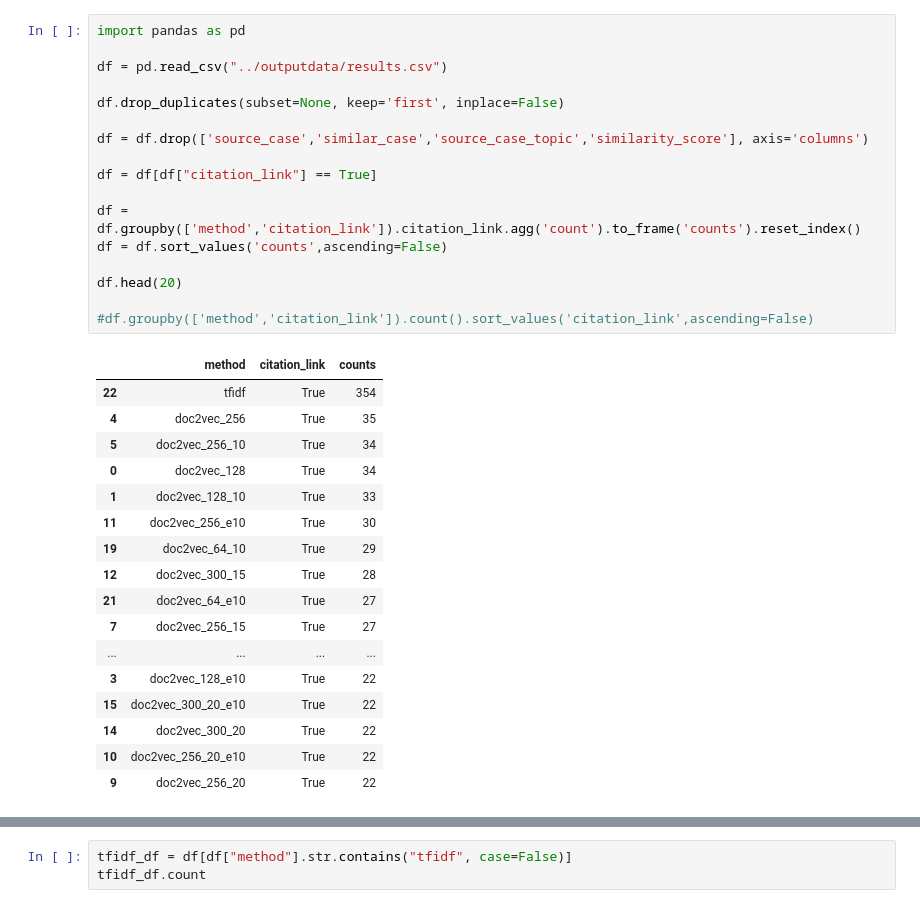
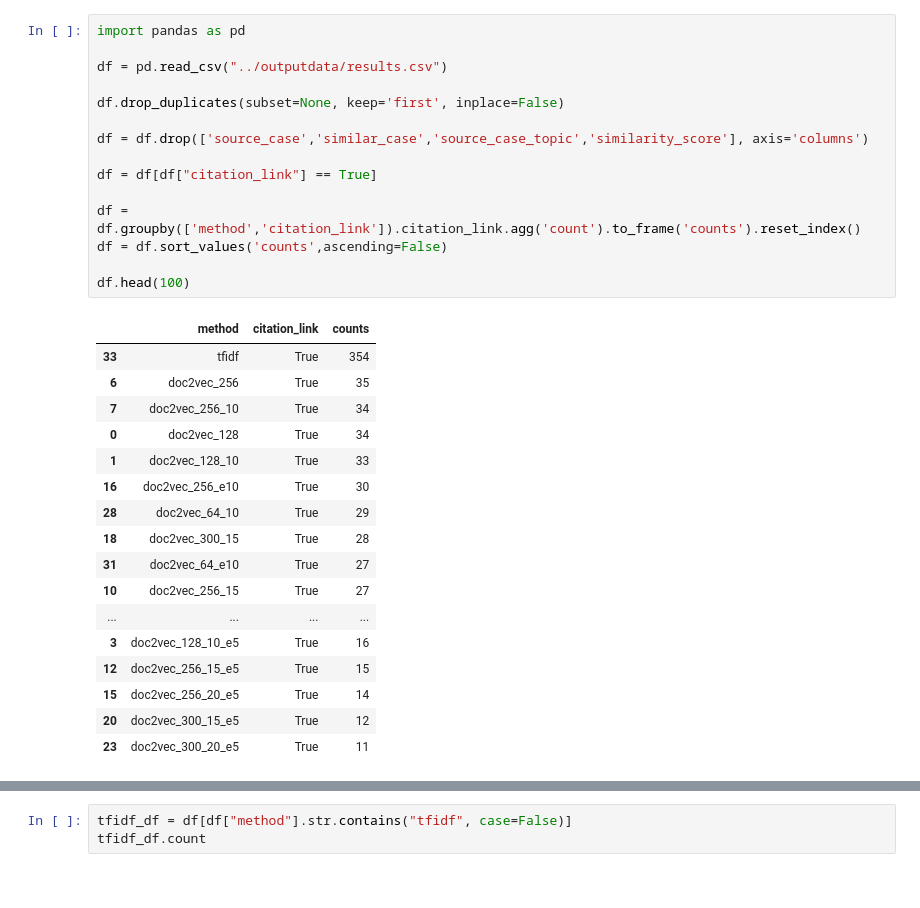
Before and after one commit to Shagunaawasthi/cjeu-court-decision-similarity, a Jupyter notebook: scripts/OverlapAnalysis.ipynb, the cells around one changed output, grey strips where cells are left out. Cells and saved outputs as stored; diff of their text form.

```diff
--- a/scripts/OverlapAnalysis.ipynb
+++ b/scripts/OverlapAnalysis.ipynb
@@ -1,35 +1,33 @@
 # %%
 import pandas as pd
 
 df = pd.read_csv("../outputdata/results.csv")
 
 df.drop_duplicates(subset=None, keep='first', inplace=False)
 
 df = df.drop(['source_case','similar_case','source_case_topic','similarity_score'], axis='columns')
 
 df = df[df["citation_link"] == True]
 
 df = df.groupby(['method','citation_link']).citation_link.agg('count').to_frame('counts').reset_index()
 df = df.sort_values('counts',ascending=False)
 
-df.head(20)
-
-#df.groupby(['method','citation_link']).count().sort_values('citation_link',ascending=False)
+df.head(100)
 # %% [output]
 |  | method | citation_link | counts |
-| 22 | tfidf | True | 354 |
-| 4 | doc2vec_256 | True | 35 |
-| 5 | doc2vec_256_10 | True | 34 |
+| 33 | tfidf | True | 354 |
+| 6 | doc2vec_256 | True | 35 |
+| 7 | doc2vec_256_10 | True | 34 |
 | 0 | doc2vec_128 | True | 34 |
 | 1 | doc2vec_128_10 | True | 33 |
-| 11 | doc2vec_256_e10 | True | 30 |
-| 19 | doc2vec_64_10 | True | 29 |
-| 12 | doc2vec_300_15 | True | 28 |
-| 21 | doc2vec_64_e10 | True | 27 |
-| 7 | doc2vec_256_15 | True | 27 |
+| 16 | doc2vec_256_e10 | True | 30 |
+| 28 | doc2vec_64_10 | True | 29 |
+| 18 | doc2vec_300_15 | True | 28 |
+| 31 | doc2vec_64_e10 | True | 27 |
+| 10 | doc2vec_256_15 | True | 27 |
 | ... | ... | ... | ... |
-| 3 | doc2vec_128_e10 | True | 22 |
-| 15 | doc2vec_300_20_e10 | True | 22 |
-| 14 | doc2vec_300_20 | True | 22 |
-| 10 | doc2vec_256_20_e10 | True | 22 |
-| 9 | doc2vec_256_20 | True | 22 |
+| 3 | doc2vec_128_10_e5 | True | 16 |
+| 12 | doc2vec_256_15_e5 | True | 15 |
+| 15 | doc2vec_256_20_e5 | True | 14 |
+| 20 | doc2vec_300_15_e5 | True | 12 |
+| 23 | doc2vec_300_20_e5 | True | 11 |
```
Also changed, not shown: parts of 1 cell of this notebook, 2 other files.
